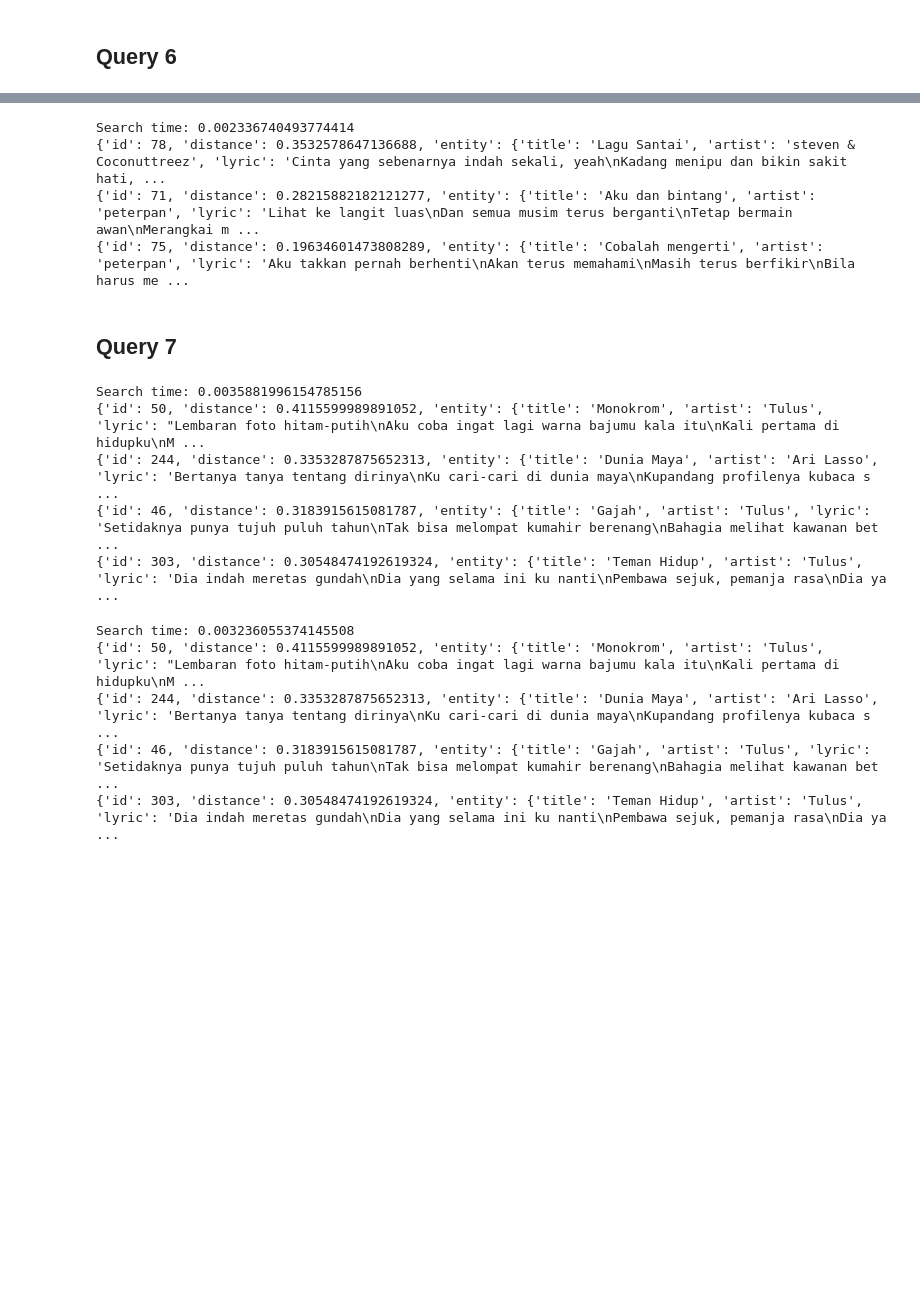
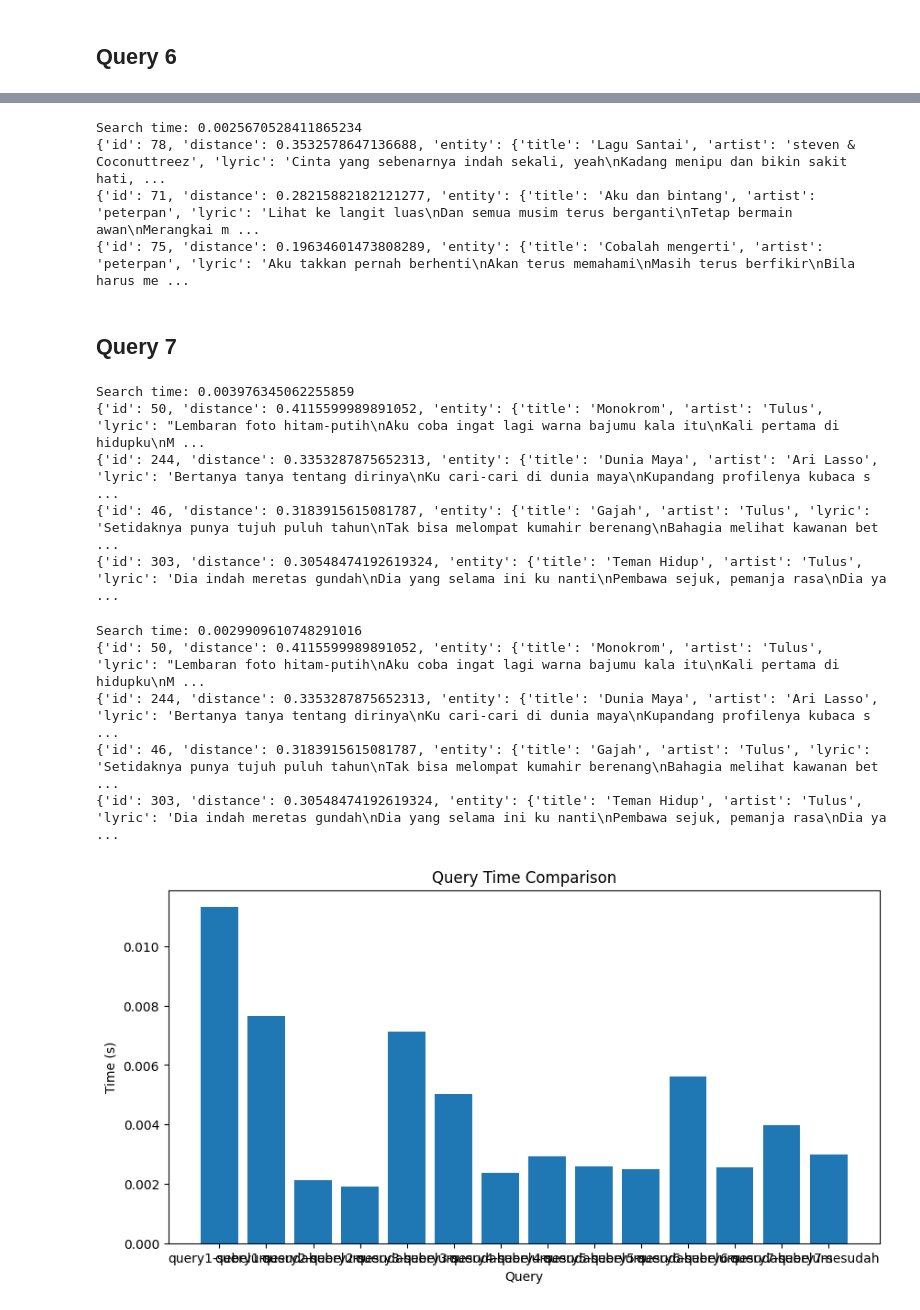
Before and after one commit to quinderbi/VectorDatabase, a Jupyter notebook: main.ipynb, the cells around one changed output, grey strips where cells are left out. Cells and saved outputs as stored; diff of their text form; code cells hidden in the pictures; blank space fills up the shorter version.

```diff
--- a/main.ipynb
+++ b/main.ipynb
@@ -327,6 +339,7 @@ res = client.search(
      )
 end_time = time.time()
 print("Search time:", end_time - start_time)
+dict_time["query6-sebelum"] = end_time - start_time
 
 for i in res[0]:
      print(i)
@@ -350,11 +363,12 @@ res = client.search(
      )
 end_time = time.time()
 print("Search time:", end_time - start_time)
+dict_time["query6-sesudah"] = end_time - start_time
 
 for i in res[0]:
      print(i)
 # %% [output]
-Search time: 0.002336740493774414
+Search time: 0.0025670528411865234
 {'id': 78, 'distance': 0.3532578647136688, 'entity': {'title': 'Lagu Santai', 'artist': 'steven & Coconuttreez', 'lyric': 'Cinta yang sebenarnya indah sekali, yeah\nKadang menipu dan bikin sakit hati, ...
 {'id': 71, 'distance': 0.28215882182121277, 'entity': {'title': 'Aku dan bintang', 'artist': 'peterpan', 'lyric': 'Lihat ke langit luas\nDan semua musim terus berganti\nTetap bermain awan\nMerangkai m ...
 {'id': 75, 'distance': 0.19634601473808289, 'entity': {'title': 'Cobalah mengerti', 'artist': 'peterpan', 'lyric': 'Aku takkan pernah berhenti\nAkan terus memahami\nMasih terus berfikir\nBila harus me ...
@@ -373,11 +387,12 @@ res = client.search(
      )
 end_time = time.time()
 print("Search time:", end_time - start_time)
+dict_time["query7-sebelum"] = end_time - start_time
 
 for i in res[0]:
      print(i)
 # %% [output]
-Search time: 0.0035881996154785156
+Search time: 0.003976345062255859
 {'id': 50, 'distance': 0.4115599989891052, 'entity': {'title': 'Monokrom', 'artist': 'Tulus', 'lyric': "Lembaran foto hitam-putih\nAku coba ingat lagi warna bajumu kala itu\nKali pertama di hidupku\nM ...
 {'id': 244, 'distance': 0.3353287875652313, 'entity': {'title': 'Dunia Maya', 'artist': 'Ari Lasso', 'lyric': 'Bertanya tanya tentang dirinya\nKu cari-cari di dunia maya\nKupandang profilenya kubaca s ...
 {'id': 46, 'distance': 0.3183915615081787, 'entity': {'title': 'Gajah', 'artist': 'Tulus', 'lyric': 'Setidaknya punya tujuh puluh tahun\nTak bisa melompat kumahir berenang\nBahagia melihat kawanan bet ...
@@ -398,12 +413,25 @@ res = client.search(
      )
 end_time = time.time()
 print("Search time:", end_time - start_time)
+dict_time["query7-sesudah"] = end_time - start_time
 
 for i in res[0]:
      print(i)
 # %% [output]
-Search time: 0.003236055374145508
+Search time: 0.0029909610748291016
 {'id': 50, 'distance': 0.4115599989891052, 'entity': {'title': 'Monokrom', 'artist': 'Tulus', 'lyric': "Lembaran foto hitam-putih\nAku coba ingat lagi warna bajumu kala itu\nKali pertama di hidupku\nM ...
 {'id': 244, 'distance': 0.3353287875652313, 'entity': {'title': 'Dunia Maya', 'artist': 'Ari Lasso', 'lyric': 'Bertanya tanya tentang dirinya\nKu cari-cari di dunia maya\nKupandang profilenya kubaca s ...
 {'id': 46, 'distance': 0.3183915615081787, 'entity': {'title': 'Gajah', 'artist': 'Tulus', 'lyric': 'Setidaknya punya tujuh puluh tahun\nTak bisa melompat kumahir berenang\nBahagia melihat kawanan bet ...
 {'id': 303, 'distance': 0.30548474192619324, 'entity': {'title': 'Teman Hidup', 'artist': 'Tulus', 'lyric': 'Dia indah meretas gundah\nDia yang selama ini ku nanti\nPembawa sejuk, pemanja rasa\nDia ya ...
+# %%
+import matplotlib.pyplot as plt
+
+plt.figure(figsize=(10, 5))
+plt.bar(dict_time.keys(), dict_time.values())
+plt.xticks(rotation=45)
+plt.title("Query Time Comparison")
+plt.xlabel("Query")
+plt.ylabel("Time (s)")
+plt.show()
+# %% [output]
+[figure, added]
```
Also changed, not shown: parts of 12 cells of this notebook, 2 other files.
